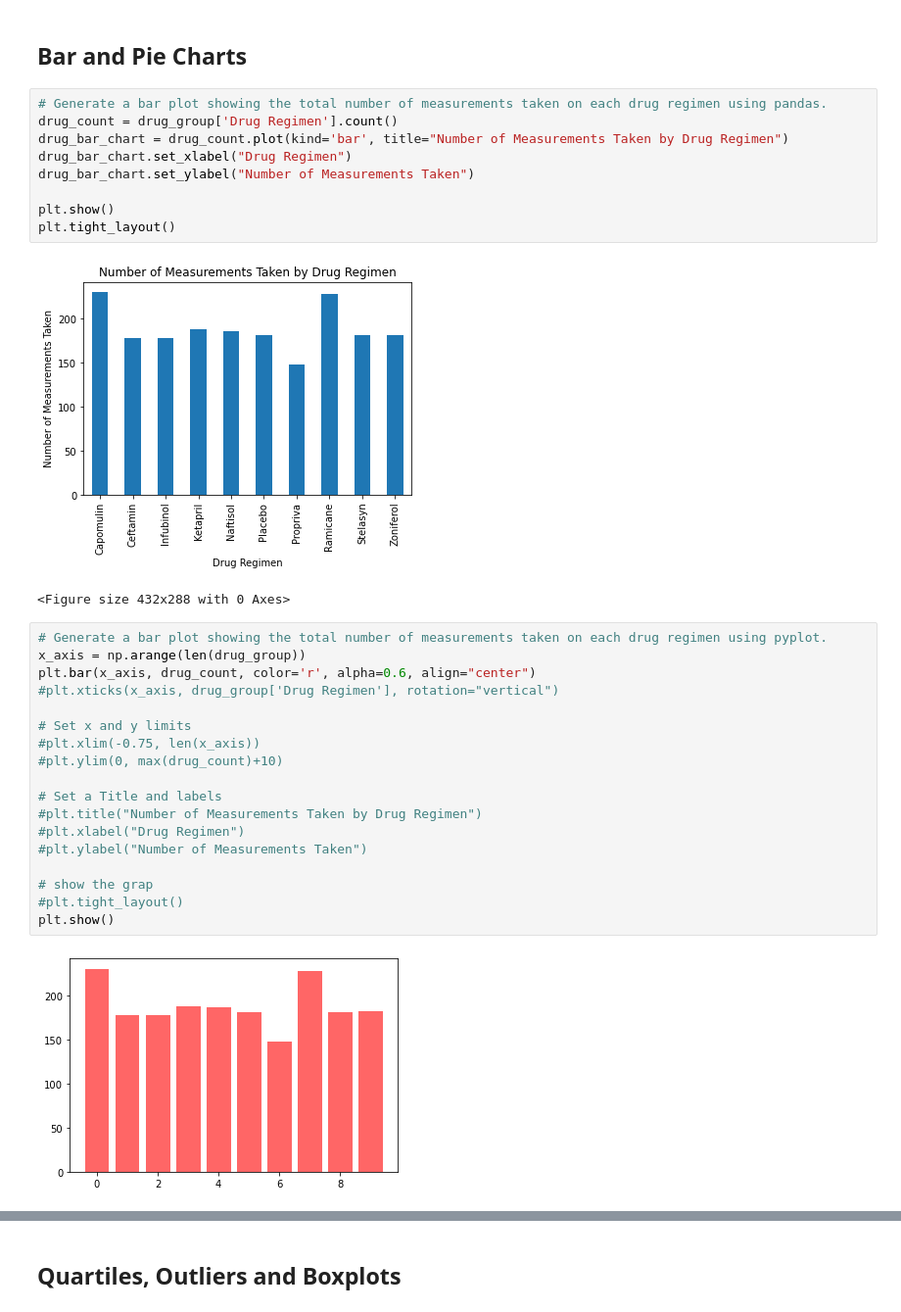
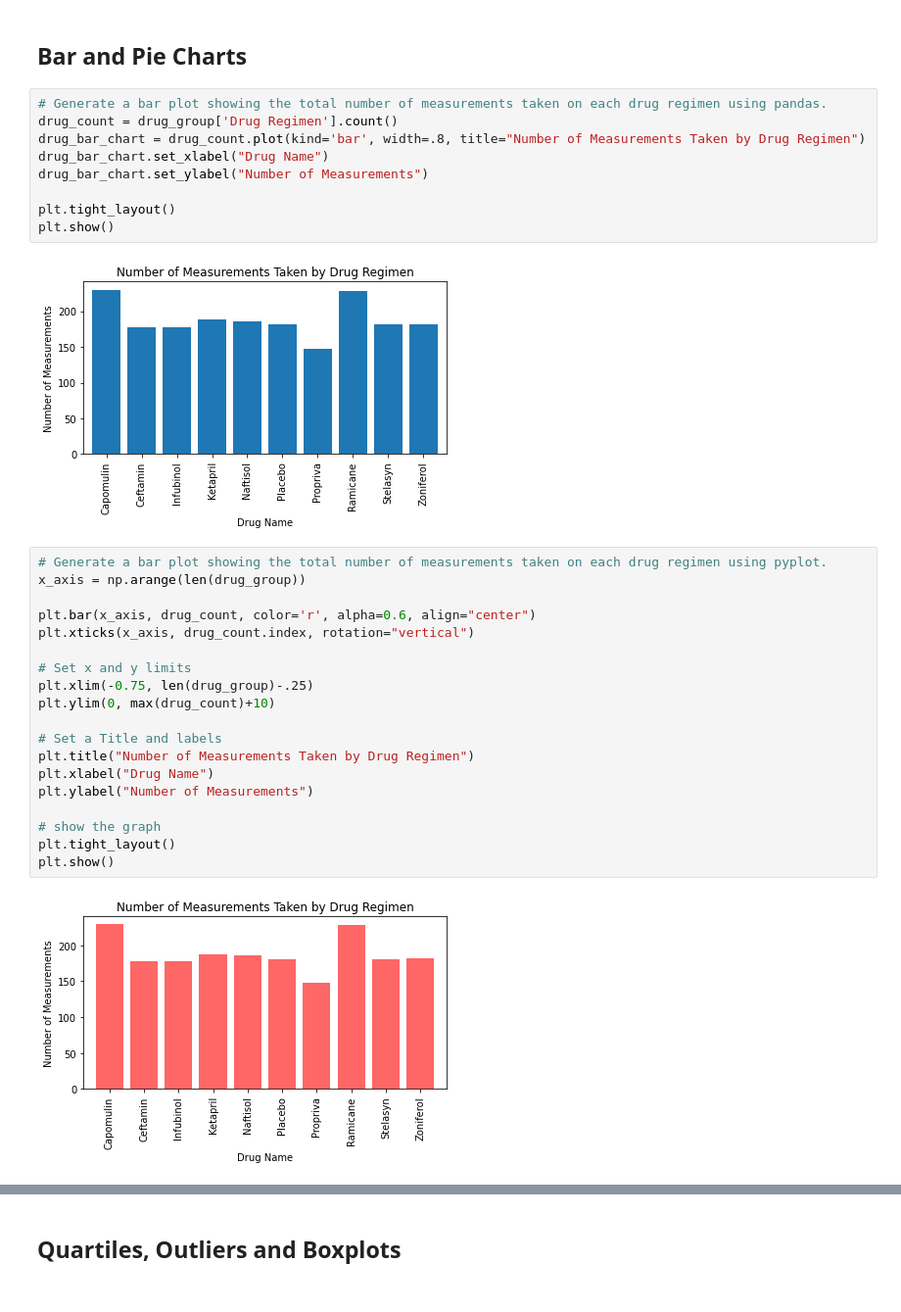
Before and after one commit to RobinWaves/matplotlib-challenge, a Jupyter notebook: pymaceuticals.ipynb, the cells around one changed output, grey strips where cells are left out. Shown: that part at 98% size. Saved outputs shown, nothing was run; the diff lists cells and outputs as text.

Commit message:
Updated with bar charts and Pandas pie chart

```diff
--- a/pymaceuticals.ipynb
+++ b/pymaceuticals.ipynb
@@ -133,32 +133,32 @@ grouped_drug
 # %%
 # Generate a bar plot showing the total number of measurements taken on each drug regimen using pandas.
 drug_count = drug_group['Drug Regimen'].count()
-drug_bar_chart = drug_count.plot(kind='bar', title="Number of Measurements Taken by Drug Regimen")
-drug_bar_chart.set_xlabel("Drug Regimen")
-drug_bar_chart.set_ylabel("Number of Measurements Taken")
+drug_bar_chart = drug_count.plot(kind='bar', width=.8, title="Number of Measurements Taken by Drug Regimen")
+drug_bar_chart.set_xlabel("Drug Name")
+drug_bar_chart.set_ylabel("Number of Measurements")
 
+plt.tight_layout()
 plt.show()
-plt.tight_layout()
 # %% [output]
-[figure, old version]
+[figure, new version]
-<Figure size 432x288 with 0 Axes>
 # %%
 # Generate a bar plot showing the total number of measurements taken on each drug regimen using pyplot.
 x_axis = np.arange(len(drug_group))
+
 plt.bar(x_axis, drug_count, color='r', alpha=0.6, align="center")
-#plt.xticks(x_axis, drug_group['Drug Regimen'], rotation="vertical")
+plt.xticks(x_axis, drug_count.index, rotation="vertical")
 
 # Set x and y limits
-#plt.xlim(-0.75, len(x_axis))
-#plt.ylim(0, max(drug_count)+10)
+plt.xlim(-0.75, len(drug_group)-.25)
+plt.ylim(0, max(drug_count)+10)
 
 # Set a Title and labels
-#plt.title("Number of Measurements Taken by Drug Regimen")
-#plt.xlabel("Drug Regimen")
-#plt.ylabel("Number of Measurements Taken")
+plt.title("Number of Measurements Taken by Drug Regimen")
+plt.xlabel("Drug Name")
+plt.ylabel("Number of Measurements")
 
-# show the grap
-#plt.tight_layout()
+# show the graph
+plt.tight_layout()
 plt.show()
 # %% [output]
-[figure, old version]
+[figure, new version]
```
Also changed, not shown: parts of 4 cells of this notebook.
